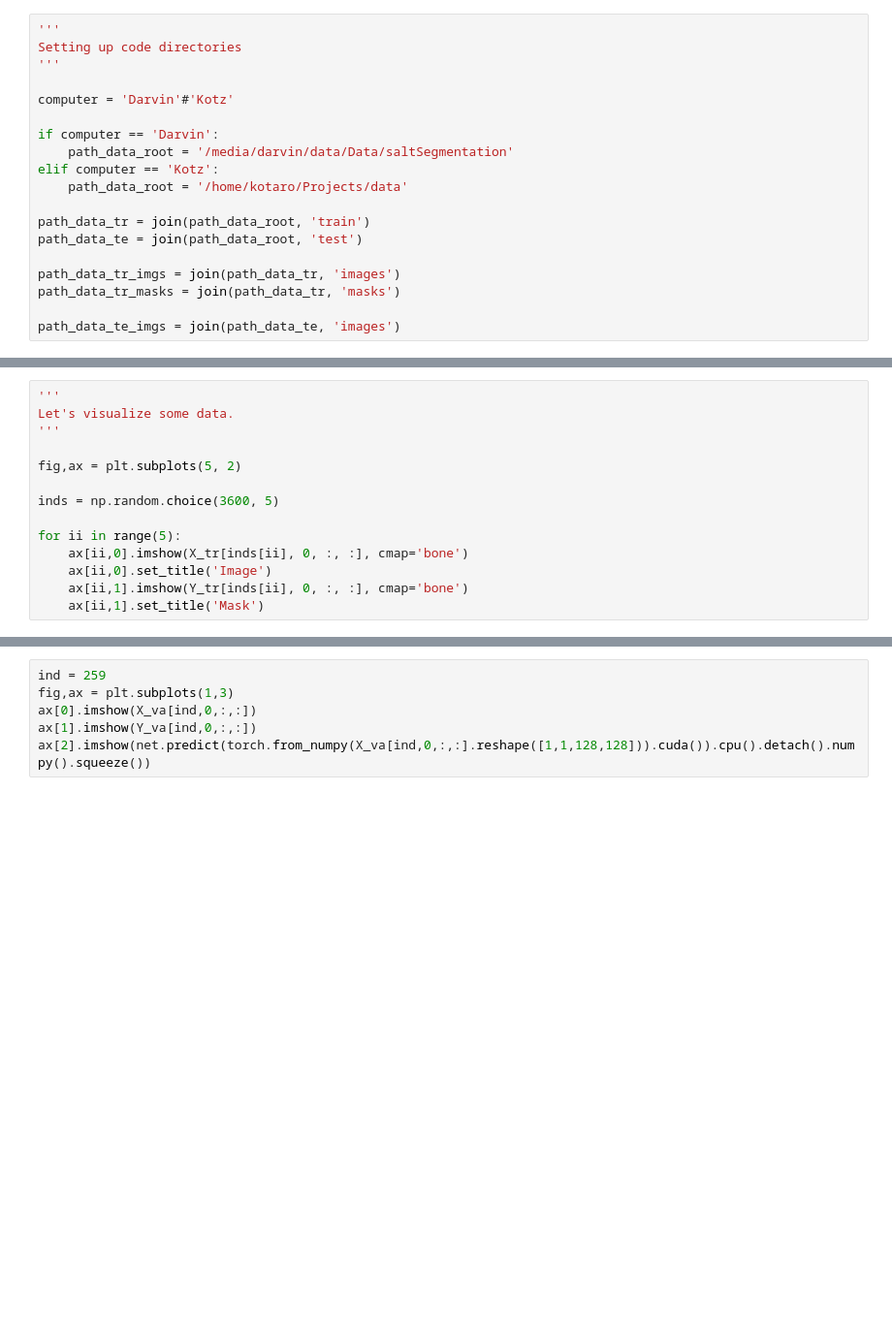
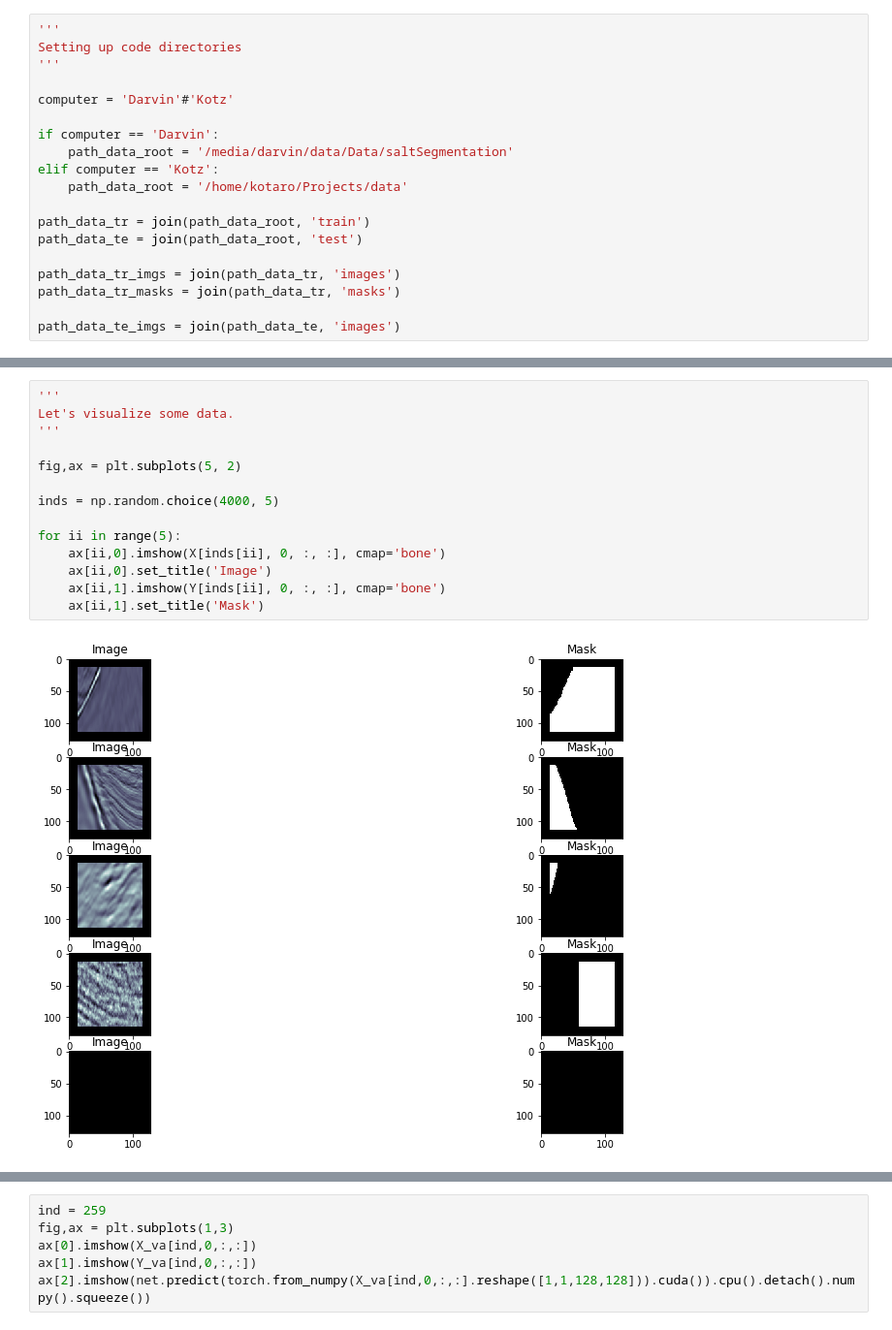
Before and after one commit to hypetrainai/hypetrain, a Jupyter notebook: saltIdentification/sandbox.ipynb, the cells around one changed output, grey strips where cells are left out. Shown at 97% size. Cells and saved outputs as stored; diff of their text form; blank space fills up the shorter version.

```diff
--- a/saltIdentification/sandbox.ipynb
+++ b/saltIdentification/sandbox.ipynb
@@ -79,17 +82,19 @@ print(X_tr.shape, X_va.shape)
 # %%
 '''
 Let's visualize some data.
 '''
 
 fig,ax = plt.subplots(5, 2)
 
-inds = np.random.choice(3600, 5)
+inds = np.random.choice(4000, 5)
 
 for ii in range(5):
-    ax[ii,0].imshow(X_tr[inds[ii], 0, :, :], cmap='bone')
+    ax[ii,0].imshow(X[inds[ii], 0, :, :], cmap='bone')
     ax[ii,0].set_title('Image')
-    ax[ii,1].imshow(Y_tr[inds[ii], 0, :, :], cmap='bone')
+    ax[ii,1].imshow(Y[inds[ii], 0, :, :], cmap='bone')
     ax[ii,1].set_title('Mask')
+# %% [output]
+[figure, added]
 # %%
 class Inception(nn.Module):
     def __init__(self, in_planes, n1x1, n3x3red, n3x3, n5x5red, n5x5, pool_planes):
```
Also changed, not shown: parts of 8 cells of this notebook.
